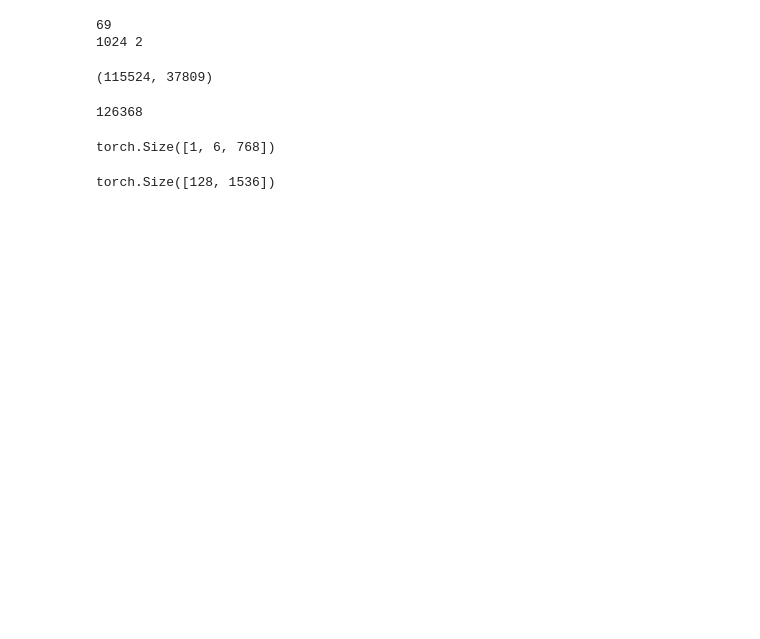
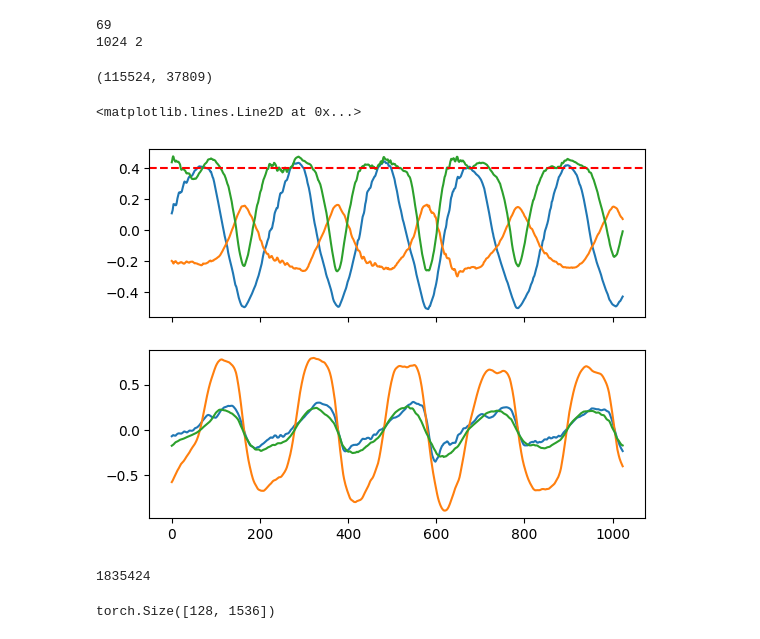
Before and after one commit to Musa-Azeem/AI-hypertrophy-coach, a Jupyter notebook: pretrain.ipynb, the cells around one changed output. Saved outputs shown, nothing was run; the diff lists cells and outputs as text; code cells hidden in the pictures; blank space fills up the shorter version.

```diff
--- a/pretrain.ipynb
+++ b/pretrain.ipynb
@@ -109,6 +114,23 @@ len(train_dataset), len(val_dataset)
 69
 1024 2
 (115524, 37809)
+# %%
+X = train_dataset[120]
+
+fig, axes = plt.subplots(2,1, sharex=True)
+
+axes[0].plot(X[0])
+axes[0].plot(X[1])
+axes[0].plot(X[2])
+
+axes[1].plot(X[3])
+axes[1].plot(X[4])
+axes[1].plot(X[5])
+
+axes[0].axhline(y=0.4, color='r', linestyle='--')
+# %% [output]
+<matplotlib.lines.Line2D at 0x...>
+[figure, added]
 # %%
 class ResBlock(nn.Module):
     # One layer of convolutional block with batchnorm, relu and dropout
@@ -171,15 +206,14 @@ valloader = DataLoader(val_dataset, batch_size=128, shuffle=False)
 # middle of window
 forecast_slice = slice(winsize // 2 - forecast_size // 2, winsize // 2 + forecast_size // 2)
 def get_masked(X):
-    return torch.cat([X[:,:,:forecast_slice.start], X[:,:,forecast_slice.stop:]], dim=-1)
+    # return torch.cat([X[:,:,:forecast_slice.start], X[:,:,forecast_slice.stop:]], dim=-1)
+    X = X.clone()
+    X[:, :, forecast_slice] = 0
+    return X
 
 print(sum(p.numel() for p in model.parameters() if p.requires_grad))
 # %% [output]
-126368
+1835424
-# %%
-get_masked(X).shape
-# %% [output]
-torch.Size([1, 6, 768])
 # %%
 X = next(iter(trainloader))
 model(X.to(device)).shape
```
Also changed, not shown: parts of 5 cells of this notebook, 2 other files.
